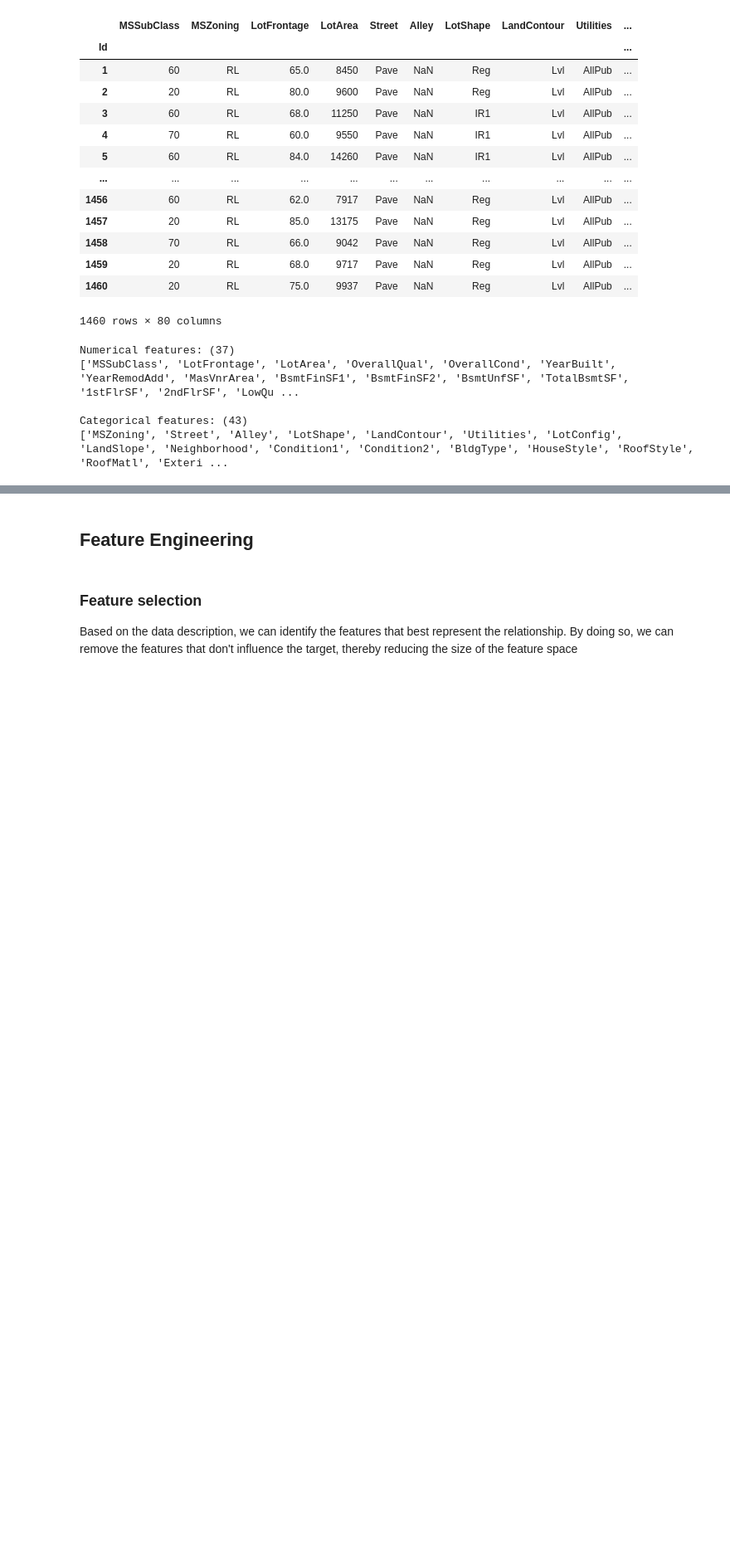
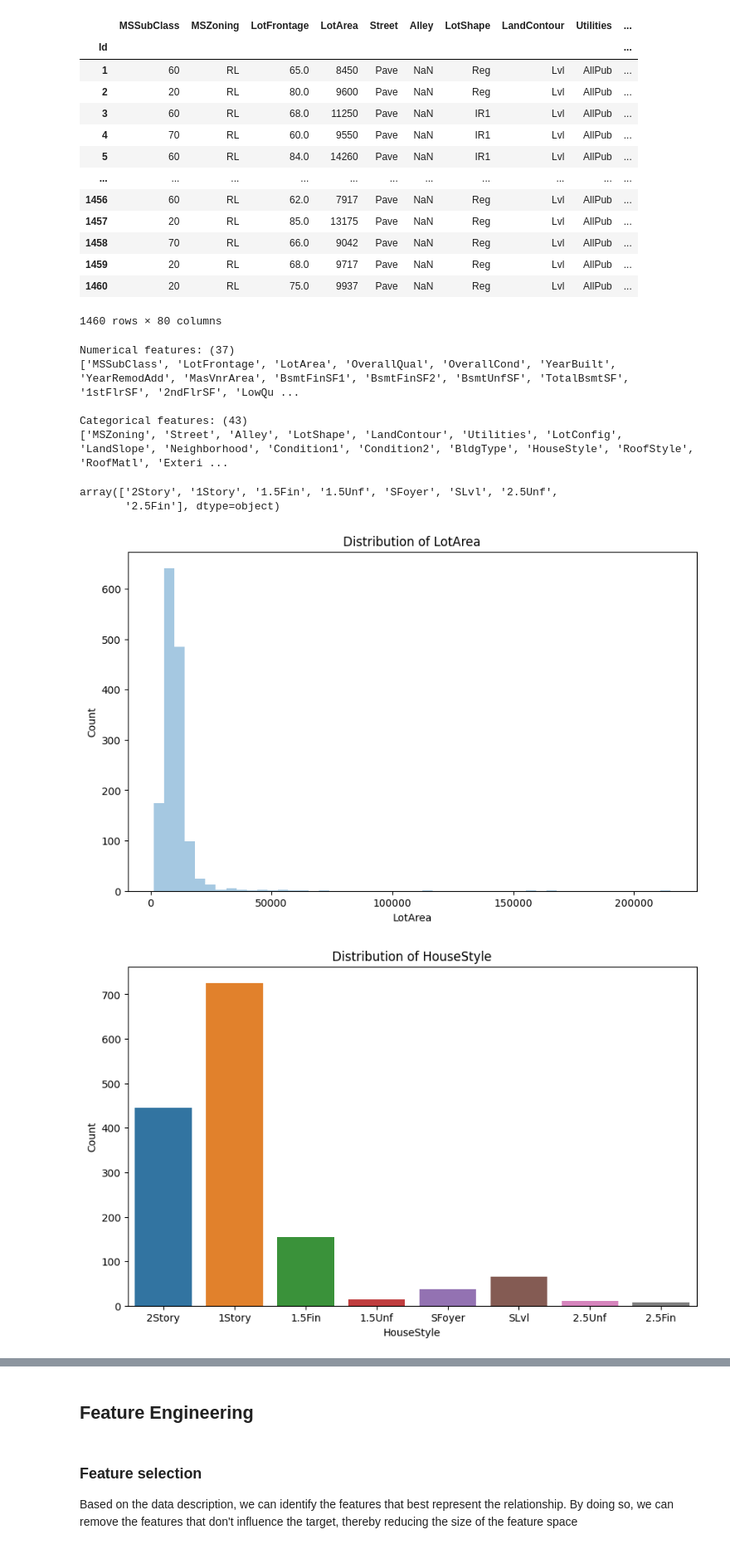
Before and after one commit to iamyufan/cs5785-assignments, a Jupyter notebook: hw1/Part_I.ipynb, the cells around one changed output, grey strips where cells are left out. Shown: that part at 83% size. Saved outputs shown, nothing was run; the diff lists cells and outputs as text; code cells hidden in the pictures; blank space fills up the shorter version.

```diff
--- a/hw1/Part_I.ipynb
+++ b/hw1/Part_I.ipynb
@@ -90,3 +90,27 @@ Numerical features: (37)
 
 Categorical features: (43)
 ['MSZoning', 'Street', 'Alley', 'LotShape', 'LandContour', 'Utilities', 'LotConfig', 'LandSlope', 'Neighborhood', 'Condition1', 'Condition2', 'BldgType', 'HouseStyle', 'RoofStyle', 'RoofMatl', 'Exteri ...
+# %%
+df["HouseStyle"].unique()
+# %% [output]
+array(['2Story', '1Story', '1.5Fin', '1.5Unf', 'SFoyer', 'SLvl', '2.5Unf',
+       '2.5Fin'], dtype=object)
+# %%
+# plot the histogram to illustrate the distribution of "LotArea"
+plt.figure(figsize=(10, 6))
+sns.distplot(df["LotArea"], bins=50, kde=False)
+plt.title("Distribution of LotArea")
+plt.xlabel("LotArea")
+plt.ylabel("Count")
+plt.savefig(os.path.join(IMG_PATH, "LotArea.png"))
+
+# plot the histogram to illustrate the distribution of "HouseStyle"
+plt.figure(figsize=(10, 6))
+sns.countplot(x=df["HouseStyle"])
+plt.title("Distribution of HouseStyle")
+plt.xlabel("HouseStyle")
+plt.ylabel("Count")
+plt.savefig(os.path.join(IMG_PATH, "HouseStyle.png"))
+# %% [output]
+[figure, added]
+[figure, added]
```
Also changed, not shown: parts of 5 cells of this notebook, 20 other files.
